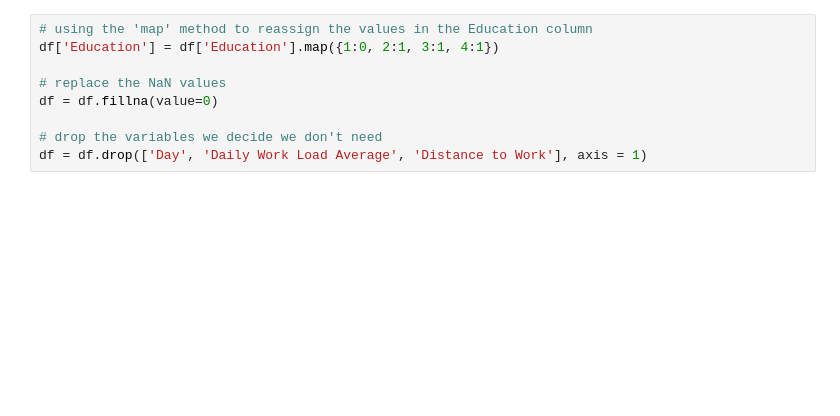
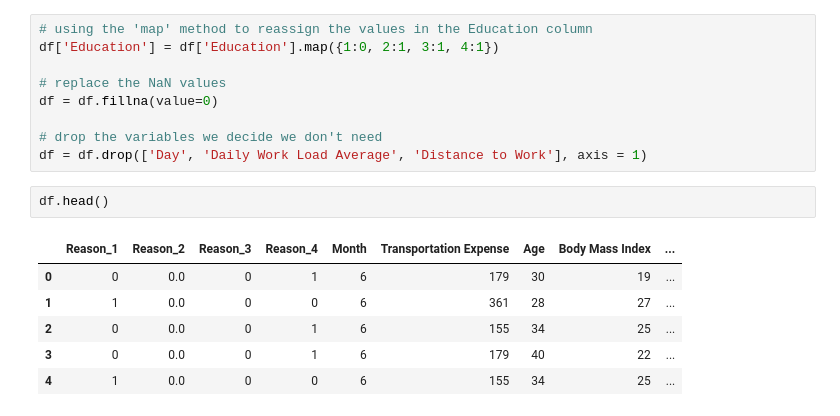
Before and after one commit to I-Sobe/absenteeism, a Jupyter notebook: data/Untitled-1.ipynb, the cells around one changed output. Saved outputs shown, nothing was run; the diff lists cells and outputs as text; blank space fills up the shorter version.

```diff
--- a/data/Untitled-1.ipynb
+++ b/data/Untitled-1.ipynb
@@ -60,3 +130,12 @@ df = df.fillna(value=0)
 
 # drop the variables we decide we don't need
 df = df.drop(['Day', 'Daily Work Load Average', 'Distance to Work'], axis = 1)
+# %%
+df.head()
+# %% [output]
+|  | Reason_1 | Reason_2 | Reason_3 | Reason_4 | Month | Transportation Expense | Age | Body Mass Index | ... |
+| 0 | 0 | 0.0 | 0 | 1 | 6 | 179 | 30 | 19 | ... |
+| 1 | 1 | 0.0 | 0 | 0 | 6 | 361 | 28 | 27 | ... |
+| 2 | 0 | 0.0 | 0 | 1 | 6 | 155 | 34 | 25 | ... |
+| 3 | 0 | 0.0 | 0 | 1 | 6 | 179 | 40 | 22 | ... |
+| 4 | 1 | 0.0 | 0 | 0 | 6 | 155 | 34 | 25 | ... |
```
Also changed, not shown: parts of 18 cells of this notebook, 3 other files.
